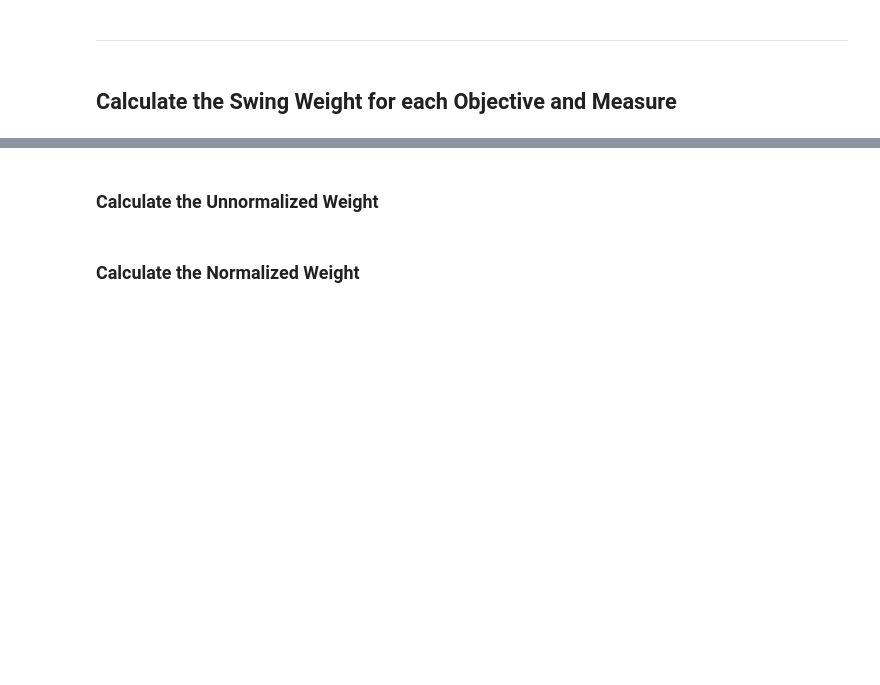
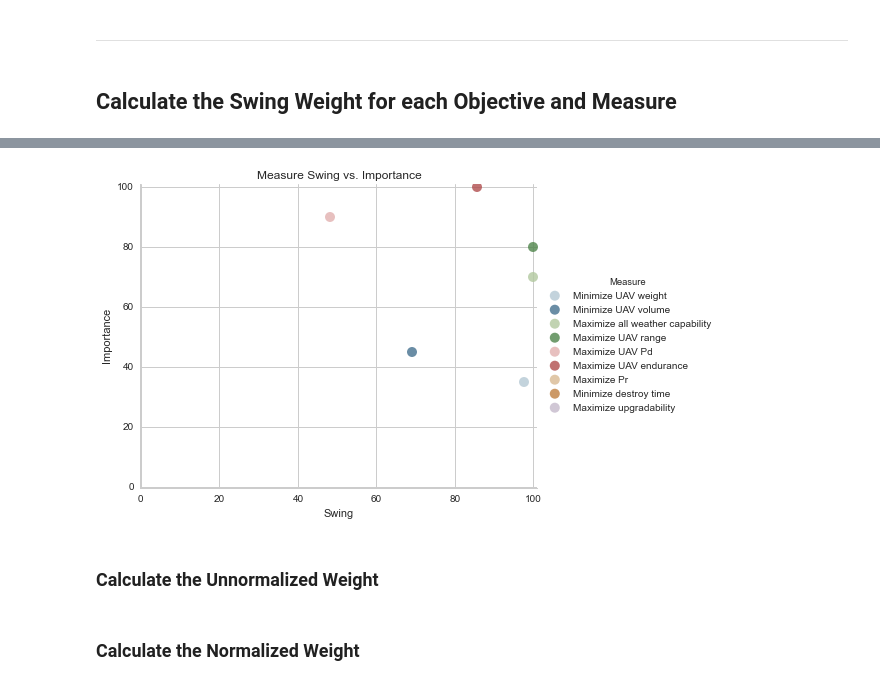
Before and after one commit to gm4/alt-swing, a Jupyter notebook: alt-swing/alt-swing.ipynb, the cells around one changed output, grey strips where cells are left out. Cells and saved outputs as stored; diff of their text form; code cells hidden in the pictures; blank space fills up the shorter version.

```diff
--- a/alt-swing/alt-swing.ipynb
+++ b/alt-swing/alt-swing.ipynb
@@ -265,0 +304,5 @@ No Score found for  ('Growth Potential', 'Maximize upgradability')
+# %%
+objResults = objDF.copy()
+objResults.reset_index(inplace=True)
+
+objResults
@@ -266,3 +320,14 @@ No Score found for  ('Growth Potential', 'Maximize upgradability')
+# %%
+# sns.set(style='whitegrid')
+sns.lmplot(x="Swing", y="Importance", data=objResults, fit_reg=False, hue = "Measure", aspect=1.3,
+           scatter_kws={"s": 100}, palette=sns.color_palette("Paired", n_colors=16, desat=.5))#palette='Accent')
+plt.xlim(-0.1,101)
+plt.ylim(-0.1,101)
+plt.title("Measure Swing vs. Importance")
+plt.savefig('./html_report/images/swing-importance.png', bbox_inches='tight')
+plt.savefig('./html_report/images/swing-importance.pdf', bbox_inches='tight')
+# %% [output]
+[figure, added]
 # %% [markdown]
 ### Calculate the Unnormalized Weight
 # %%
```
Also changed, not shown: parts of 30 cells of this notebook, 13 other files.
